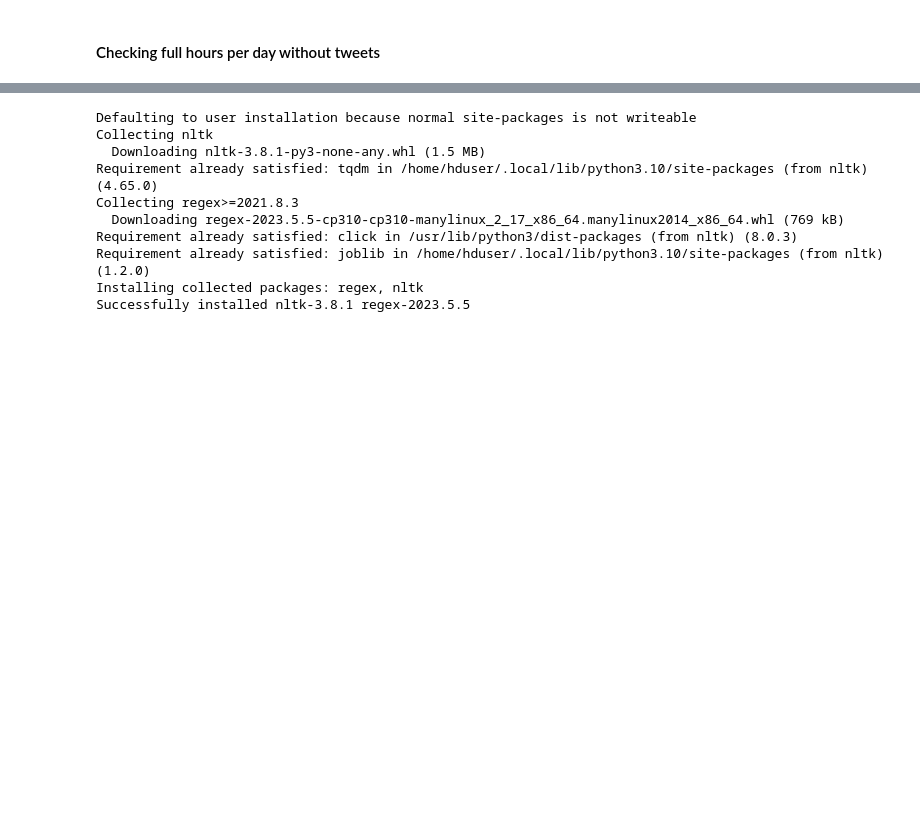
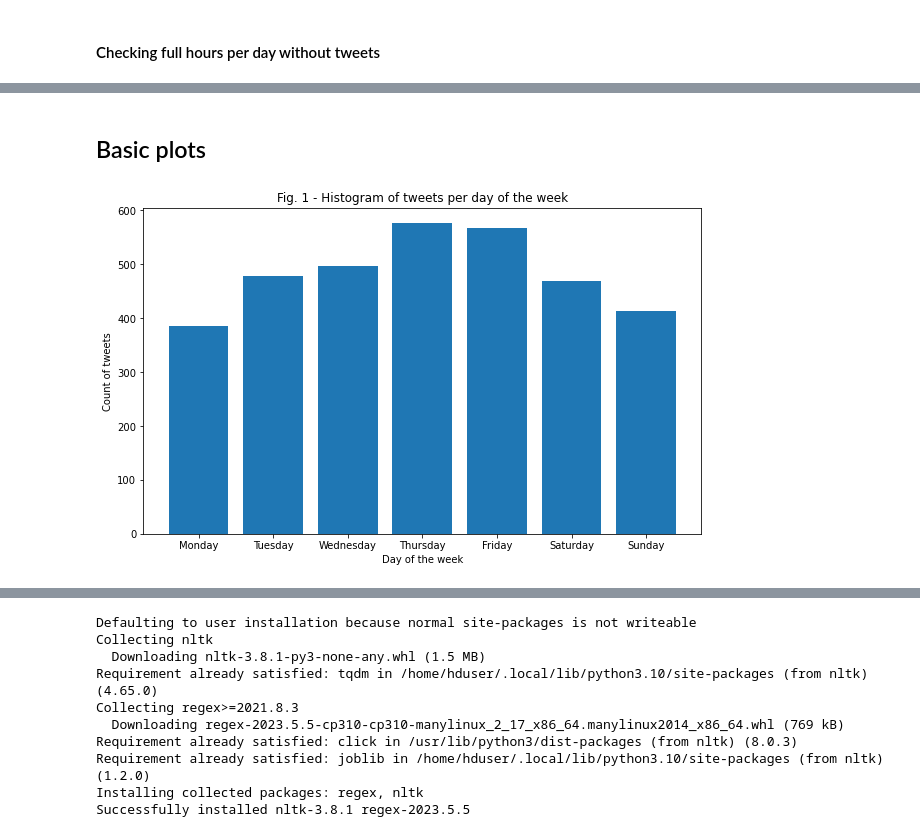
Before and after one commit to Carloselrecharlie/CA2_2ndSem, a Jupyter notebook: CA2_2ndSem.ipynb, the cells around one changed output, grey strips where cells are left out. Cells and saved outputs as stored; diff of their text form; code cells hidden in the pictures; blank space fills up the shorter version.

Commit message:
added histograms

```diff
--- a/CA2_2ndSem.ipynb
+++ b/CA2_2ndSem.ipynb
@@ -193 +186,3 @@ AnalysisException: cannot resolve '(hour = hour_of_day)' due to data type mismat
 :  +- Range (1325534982, 1356574202, step=3600, splits=Some(1))
+# %% [markdown]
+## Basic plots
@@ -193,0 +192,19 @@ AnalysisException: cannot resolve '(hour = hour_of_day)' due to data type mismat
+# %%
+
+tweets= tweets.withColumn('day_of_week', dayofweek('created_at'))
+
+tweetCounts = tweets.groupBy('day_of_week').agg(count('*').alias('count'))
+
+
+dayLabels = ['Monday', 'Tuesday', 'Wednesday', 'Thursday', 'Friday', 'Saturday', 'Sunday']
+
+
+plt.figure(figsize=(10, 6))
+plt.bar(tweetCounts.toPandas()['day_of_week'], tweetCounts.toPandas()['count'])
+plt.xlabel('Day of the week')
+plt.ylabel('Count of tweets')
+plt.title('Fig. 1 - Histogram of tweets per day of the week')
+plt.xticks(range(1, 8), dayLabels)
+plt.show()
+# %% [output]
+[figure, added]
```
Also changed, not shown: parts of 8 cells of this notebook.
